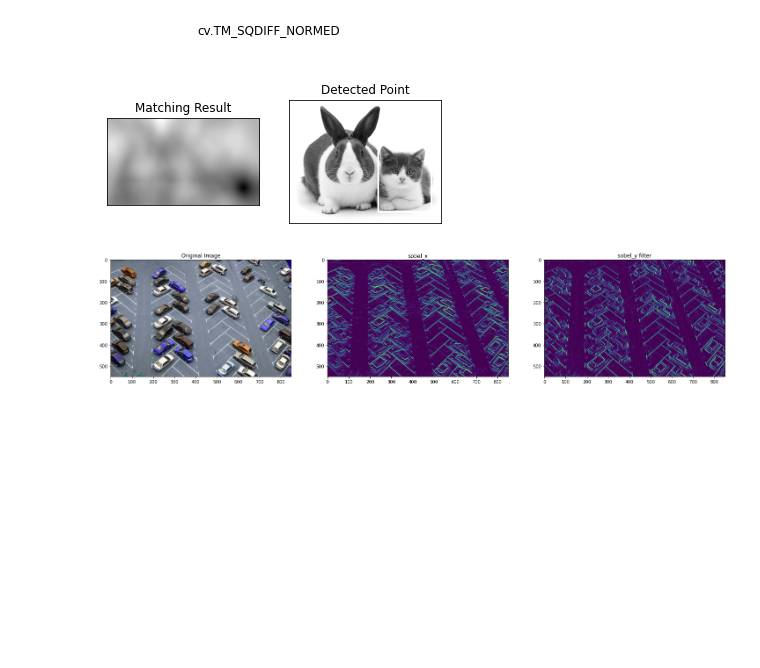
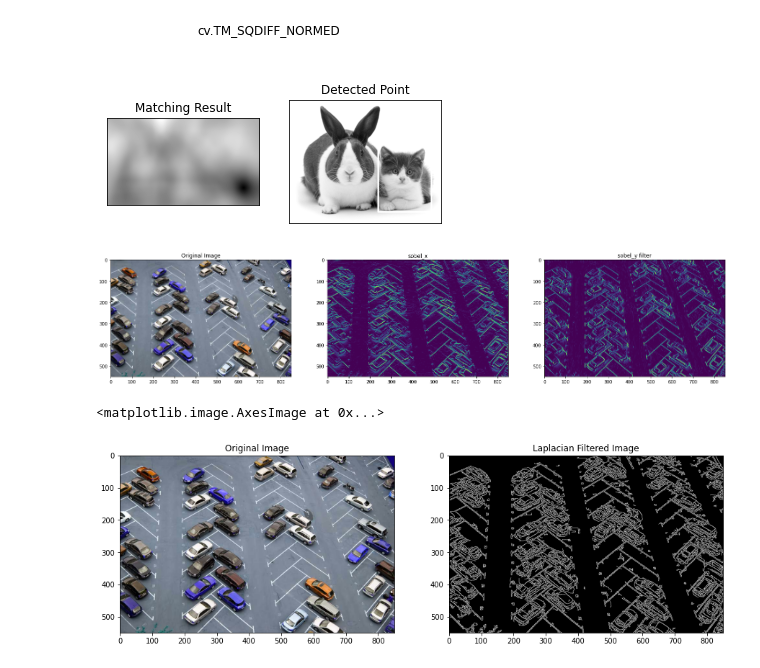
Before and after one commit to navisabdillah/PCVK, a Jupyter notebook: Week11.ipynb, the cells around one changed output. Drawn from its saved outputs; the diff is of its cells as text; code cells hidden in the pictures; blank space fills up the shorter version.

```diff
--- a/Week11.ipynb
+++ b/Week11.ipynb
@@ -76,3 +76,21 @@ ax3.imshow(filtered_image_x)
 plt.show()
 # %% [output]
 [figure]
+# %%
+# 3B
+
+image_ori = cv.imread('/content/drive/MyDrive/PCVK_MM/Images/Object_Detection/parking-lot-cars.jpg', cv.IMREAD_COLOR)
+
+# remove noise
+image_gray = cv.cvtColor(image_ori, cv.COLOR_BGR2GRAY)
+filtered_image = cv.Canny(image_gray, threshold1=20, threshold2=200)
+
+# plot output
+(fig, (ax1, ax2)) = plt.subplots(1, 2, figsize=(15, 15))
+ax1.title.set_text('Original Image')
+ax1.imshow(image_ori)
+ax2.title.set_text('Laplacian Filtered Image')
+ax2.imshow(filtered_image, cmap='gray')
+# %% [output]
+<matplotlib.image.AxesImage at 0x...>
+[figure, added]
```
Also changed, not shown: parts of 6 cells of this notebook.
